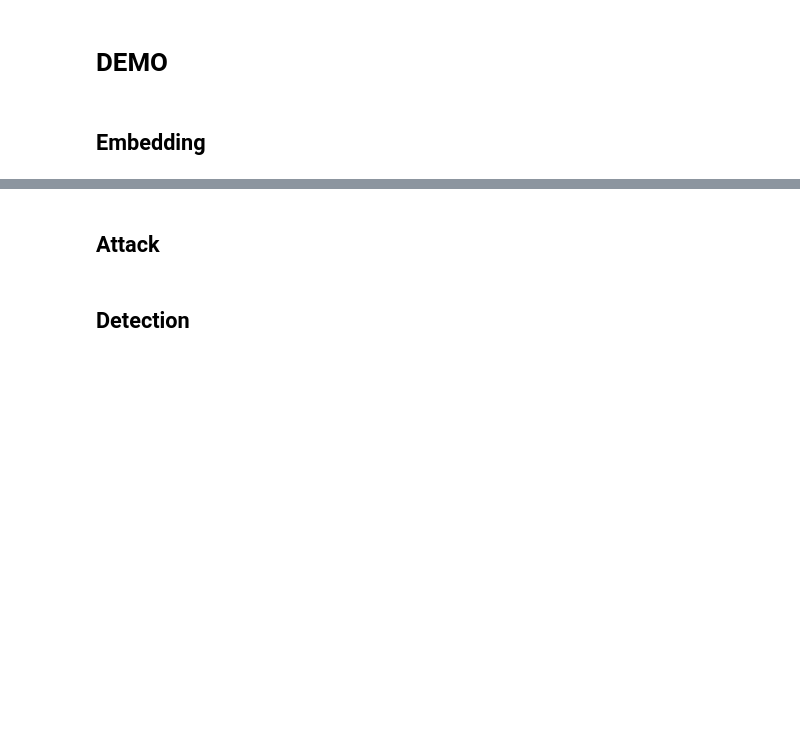
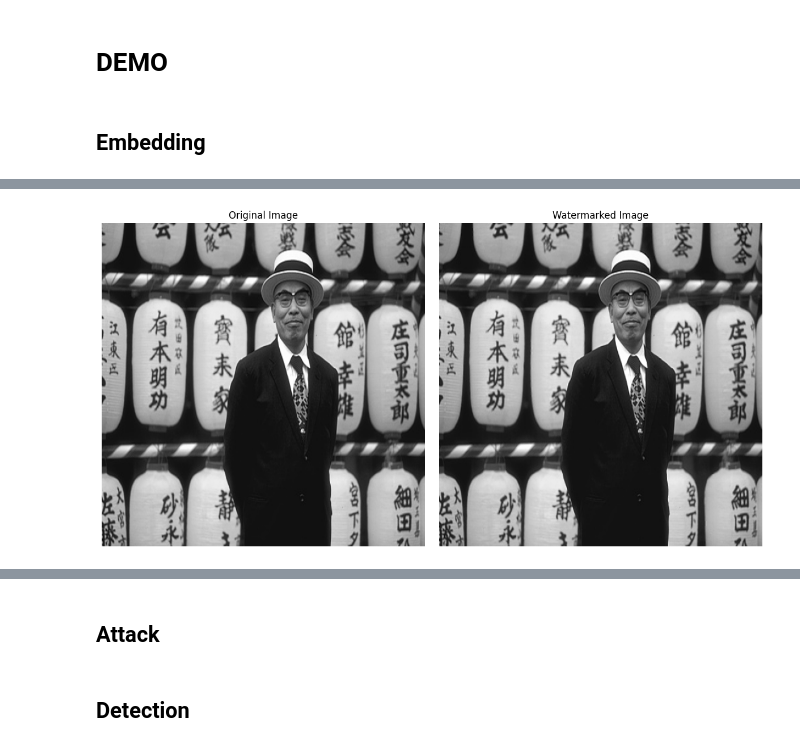
Before and after one commit to EddieVeronese/Multimedia-Data-Security, a Jupyter notebook: demo.ipynb, the cells around one changed output, grey strips where cells are left out. Cells and saved outputs as stored; diff of their text form; code cells hidden in the pictures; blank space fills up the shorter version.

Commit message:
Final Embed

```diff
--- a/demo.ipynb
+++ b/demo.ipynb
@@ -65,0 +36,94 @@ WPSNR:  62.495050994994294
+# %%
+
+
+
+watermark = np.load('mediavault.npy')
+
+image_path = './images/0080.bmp'
+
+watermarked_image = embedding2(image_path, watermark)
+
+
+original_image = cv2.imread(image_path, cv2.IMREAD_GRAYSCALE)
+
+image_wpsnr=wpsnr(original_image, watermarked_image)
+print("WPSNR: ", image_wpsnr)
+
+plt.figure(figsize=(18, 6))
+
+plt.subplot(1, 3, 1)
+plt.imshow(original_image, cmap='gray')
+plt.title('Original Image')
+plt.axis('off')
+
+plt.subplot(1, 3, 2)
+plt.imshow(watermarked_image, cmap='gray')
+plt.title('Watermarked Image')
+plt.axis('off')
+
+plt.tight_layout()
+plt.show()
+
+
+"""
+
+
+# Carica il watermark
+watermark = np.load('mediavault.npy')
+
+# Cartella contenente le immagini
+folder_path = './images'
+
+# Inizializza variabili per la somma e il conteggio dei WPSNR
+total_wpsnr = 0
+valid_images = 0
+
+# Funzione per calcolare il WPSNR
+def wpsnr(original, watermarked):
+    original = original.astype(np.float64)
+    watermarked = watermarked.astype(np.float64)
+
+    diff = original - watermarked
+    mse = np.mean(diff ** 2)
+    if mse == 0:
+        return float('inf')
+
+    max_pixel_value = 255.0
+    psnr = 20 * np.log10(max_pixel_value / np.sqrt(mse))
+
+    return psnr
+
+# Itera sulle immagini dalla 0001.bmp alla 0100.bmp
+for i in range(1, 101):
+    image_filename = f'{i:04d}.bmp'
+    image_path = os.path.join(folder_path, image_filename)
+
+    if os.path.exists(image_path):
+        print(f"Processing {image_filename}...")
+
+        # Carica l'immagine originale
+        original_image = cv2.imread(image_path, cv2.IMREAD_GRAYSCALE)
+
+        # Applica il watermark all'immagine (puoi sostituire 'embedding2' con la tua funzione)
+        watermarked_image = embedding2(image_path, watermark)
+
+        # Calcola il WPSNR tra l'immagine originale e quella con watermark
+        image_wpsnr = wpsnr(original_image, watermarked_image)
+        print(f"WPSNR for {image_filename}: {image_wpsnr}")
+
+        # Accumula il WPSNR totale e conta le immagini valide
+        total_wpsnr += image_wpsnr
+        valid_images += 1
+    else:
+        print(f"Image {image_filename} not found.")
+
+# Calcola la media del WPSNR
+if valid_images > 0:
+    average_wpsnr = total_wpsnr / valid_images
+    print(f"\nProcessed {valid_images} images.")
+    print(f"Average WPSNR: {average_wpsnr}")
+else:
+    print("No valid images found to process.")
+
+"""
+# %% [output]
@@ -65,0 +131 @@ WPSNR:  62.495050994994294
+[figure, added]
```
Also changed, not shown: parts of 6 cells of this notebook, 5 other files.
